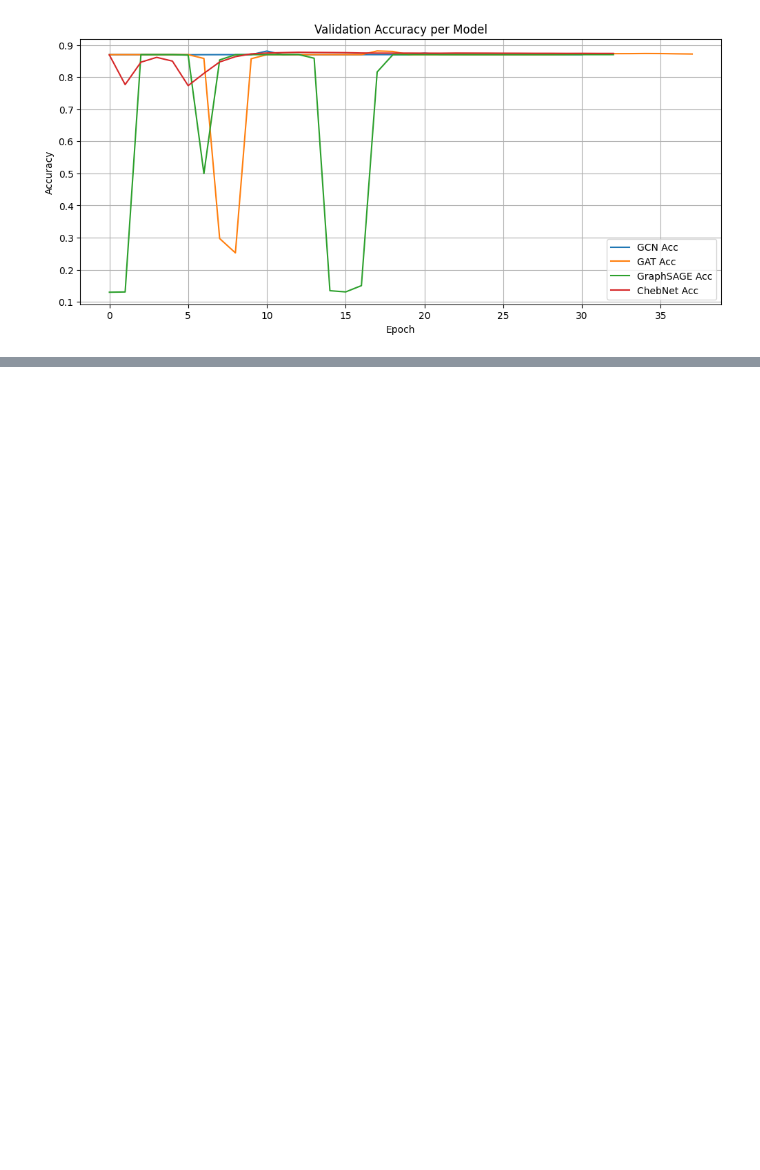
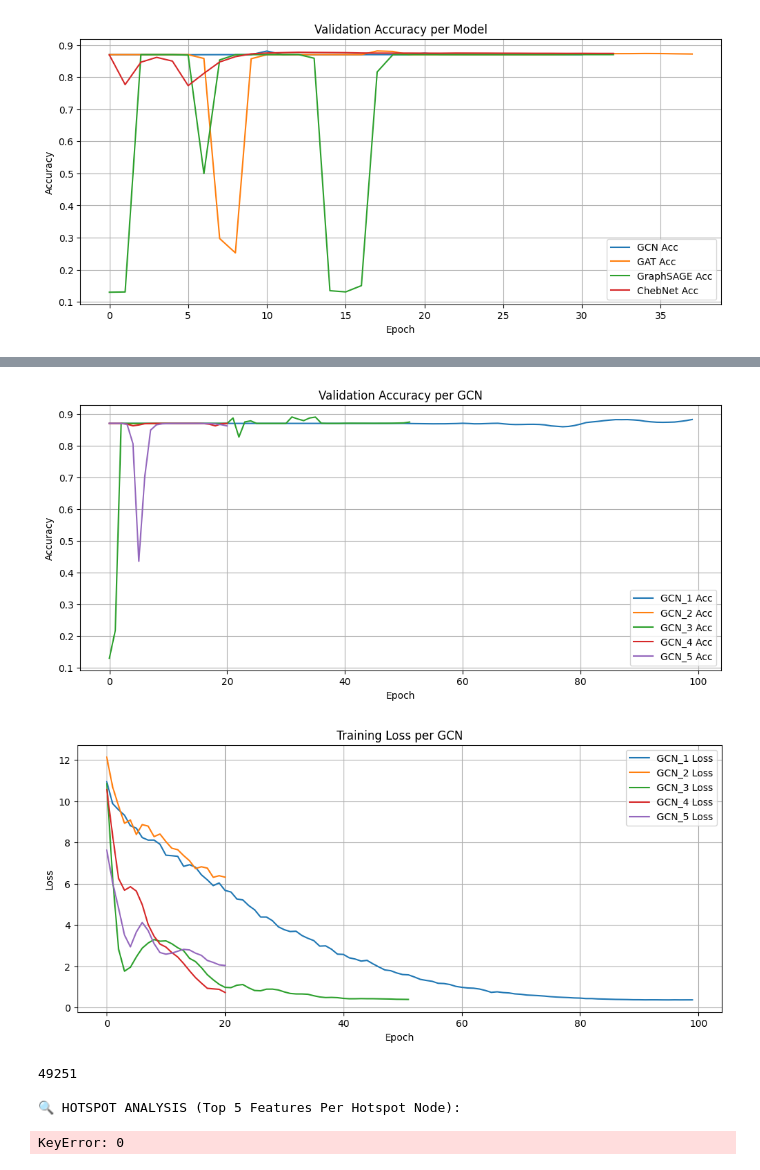
Before and after one commit to wanweileee/traffic-accidents, a Jupyter notebook: US/models/hotspots prediction with TAP all cities.ipynb, the cells around one changed output, grey strips where cells are left out. Cells and saved outputs as stored; diff of their text form; code cells hidden in the pictures; blank space fills up the shorter version.

```diff
--- a/US/models/hotspots prediction with TAP all cities.ipynb
+++ b/US/models/hotspots prediction with TAP all cities.ipynb
@@ -414,0 +357,70 @@ def predict(self, data):
+# %%
+gcn_models_configs = {
+    "GCN_1": {
+        "class": GCN,
+        "params": {"hidden_channels": 16, "out_channels": 2, "dropout": 0.5},
+        "lr": 0.005,
+        "epochs": 100,
+        "early_stopping": False
+    },
+    "GCN_2": {
+        "class": GCN,
+        "params": {"hidden_channels": 16, "out_channels": 2, "dropout": 0.5},
+        "lr": 0.005,
+        "epochs": 100,
+        "early_stopping": True
+    },
+    "GCN_3": {
+        "class": GCN,
+        "params": {"hidden_channels": 16, "out_channels": 2, "dropout": 0.5},
+        "lr": 0.01,
+        "epochs": 100
+    },
+    "GCN_4": {
+        "class": GCN,
+        "params": {"hidden_channels": 16, "out_channels": 2, "dropout": 0.5},
+        "lr": 0.02,
+        "epochs": 100
+    },
+    "GCN_5": {
+        "class": GCN,
+        "params": {"hidden_channels": 16, "out_channels": 2, "dropout": 0.3},
+        "lr": 0.01,
+        "epochs": 100
+    },
+}
+
+gcn_models = {}
+gcn_results = {}
+
+set_seed(42)
+gcn_model_name = "GCN"
+for model_name, cfg in gcn_models_configs.items():
+    print(f"\nTraining {model_name}")
+    model, losses, accs, test_accs = train_model(model_name, cfg, la_data)
+    gcn_models[model_name] = model
+    gcn_results[model_name] = {"loss": losses, "acc": accs}
+
+plt.figure(figsize=(12, 5))
+
+# Accuracy
+for name, res in gcn_results.items():
+    plt.plot(res["acc"], label=f"{name} Acc")
+plt.title("Validation Accuracy per GCN")
+plt.xlabel("Epoch")
+plt.ylabel("Accuracy")
+plt.legend()
+plt.grid(True)
+plt.show()
+
+#Loss
+plt.figure(figsize=(12, 5))
+for name, res in gcn_results.items():
+    plt.plot(res["loss"], label=f"{name} Loss")
+plt.title("Training Loss per GCN")
+plt.xlabel("Epoch")
+plt.ylabel("Loss")
+plt.legend()
+plt.grid(True)
+plt.show()
+# %% [output]
@@ -414,0 +445,2 @@ def predict(self, data):
+[figure, added]
+[figure, added]
@@ -463,6 +503,14 @@ def explain(data_npz, data, model, preds):
             for name, score in feature_scores:
                 print(f"   - {name}: {score:.4f}")
             print("-" * 50)
+# %%
+for tuned_model_name, tuned_model in tuned_trained_models.items():
+    explain(la_data_npz, la_data, tuned_model, tuned_results[tuned_model_name])
+# %% [output]
+49251
+
+🔍 HOTSPOT ANALYSIS (Top 5 Features Per Hotspot Node):
+KeyError: 0
 # %%
 import pickle
 from pathlib import Path
```
Also changed, not shown: parts of 7 cells of this notebook, 1 other file.
